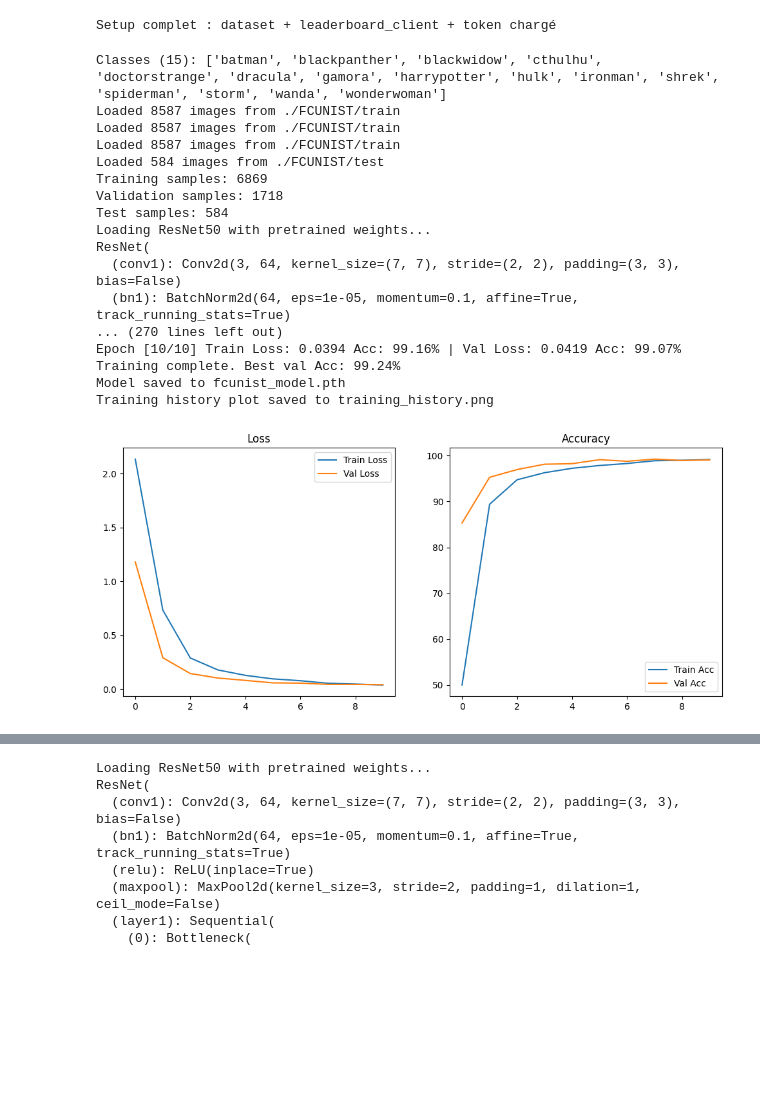
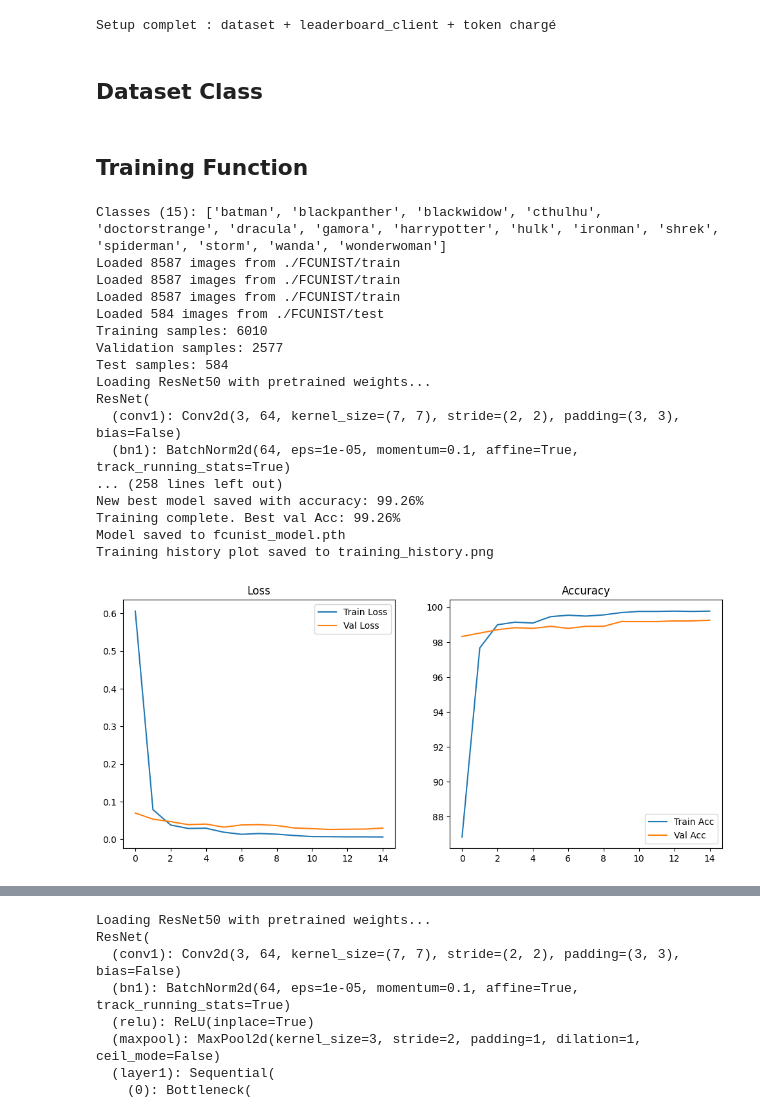
Before and after one commit to bagubair/FantasyNIST, a Jupyter notebook: monCNN.ipynb, the cells around one changed output, grey strips where cells are left out. Drawn from its saved outputs; the diff is of its cells as text; code cells hidden in the pictures; blank space fills up the shorter version.

```diff
--- a/monCNN.ipynb
+++ b/monCNN.ipynb
@@ -113,12 +113,12 @@ np.random.seed(42)
 device = torch.device('cuda' if torch.cuda.is_available() else 'cpu')
 print(f"Used device: {device}")
 
-# Hyperparamètres
+
 IMG_SIZE = 224  # ResNet expects 224x224
-BATCH_SIZE = 16
-EPOCHS = 10
-LR = 1e-5
-WEIGHT_DECAY = 1e-2
+BATCH_SIZE = 25
+EPOCHS = 15
+LR = 1e-4
+WEIGHT_DECAY = 1e-6
 # %% [output]
 Used device: cuda
 # %% [markdown]
@@ -137,4 +137,6 @@ except ImportError:
           "Les fonctions de logging/soumission seront désactivées.")
 # %% [output]
 Setup complet : dataset + leaderboard_client + token chargé
+# %% [markdown]
+## Dataset Class
 # %%
@@ -229,14 +231,16 @@ class FlexibleCNN(nn.Module):
         x = self.adaptive_pool(x)
         x = self.classifier(x)
         return x
+# %% [markdown]
+## Training Function
 # %%
-# Training Function
+
 def train_model(model, train_loader, val_loader, epochs=EPOCHS):
     criterion = nn.CrossEntropyLoss()
 
     optimizer = optim.Adam(model.parameters(), lr=LR, weight_decay=WEIGHT_DECAY)
 
-    scheduler = optim.lr_scheduler.ReduceLROnPlateau(optimizer, mode='min', factor=0.3, patience=3, verbose=True)
+    scheduler = optim.lr_scheduler.ReduceLROnPlateau(optimizer, mode='min', factor=0.1, patience=2, verbose=True)
 
     train_losses = []
     val_losses = []
@@ -244,6 +248,7 @@ def train_model(model, train_loader, val_loader, epochs=EPOCHS):
     val_accs = []
 
     best_acc = 0.0
+    best_loss = float('inf')
     best_model_wts = copy.deepcopy(model.state_dict())
 
     print("training will start")
@@ -302,13 +307,18 @@ def train_model(model, train_loader, val_loader, epochs=EPOCHS):
 
         # Step the scheduler
         scheduler.step(val_epoch_loss)
-
+        improved_acc = val_epoch_acc > best_acc
+        same_acc_better_loss = (val_epoch_acc == best_acc) and (val_epoch_loss < best_loss)
         # Save best model
-        if val_epoch_acc > best_acc:
+        if ( improved_acc or same_acc_better_loss):
             best_acc = val_epoch_acc
+            best_loss = val_epoch_loss
             best_model_wts = copy.deepcopy(model.state_dict())
             torch.save(model.state_dict(), "best_model.pth")
-            print(f"New best model saved with accuracy: {best_acc:.2f}%")
+            if improved_acc:
+                print(f"New best model saved with accuracy: {best_acc:.2f}%")
+            else:
+                print(f"New best model saved (same acc, better loss): Acc {best_acc:.2f}% | Loss {best_loss:.4f}")
 
         if LB_AVAILABLE and "LEADERBOARD_TOKEN" in os.environ:
             log_info = {
@@ -360,7 +370,7 @@ if __name__ == "__main__":
 
     full_dataset = FCUNISTDataset(TRAIN_DIR, classes, transform=None) # No transform yet
 
-    train_size = int(0.8 * len(full_dataset))
+    train_size = int(0.7 * len(full_dataset))
     val_size = len(full_dataset) - train_size
 
 
@@ -422,37 +432,37 @@ if __name__ == "__main__":
     print("Training history plot saved to training_history.png")
 
 
     model.eval()
     all_preds = []
     all_labels = []
 
     with torch.no_grad():
         for images, labels in test_loader:
             images, labels = images.to(device), labels.to(device)
             outputs = model(images)
             _, preds = torch.max(outputs, 1)
             all_preds.extend(preds.cpu().numpy())
             all_labels.extend(labels.cpu().numpy())
 
     #print("\nClassification Report:")
     #print(classification_report(all_labels, all_preds, target_names=classes))
 # %% [output]
 Classes (15): ['batman', 'blackpanther', 'blackwidow', 'cthulhu', 'doctorstrange', 'dracula', 'gamora', 'harrypotter', 'hulk', 'ironman', 'shrek', 'spiderman', 'storm', 'wanda', 'wonderwoman']
 Loaded 8587 images from ./FCUNIST/train
 Loaded 8587 images from ./FCUNIST/train
 Loaded 8587 images from ./FCUNIST/train
 Loaded 584 images from ./FCUNIST/test
-Training samples: 6869
-Validation samples: 1718
+Training samples: 6010
+Validation samples: 2577
 Test samples: 584
 Loading ResNet50 with pretrained weights...
 ResNet(
   (conv1): Conv2d(3, 64, kernel_size=(7, 7), stride=(2, 2), padding=(3, 3), bias=False)
   (bn1): BatchNorm2d(64, eps=1e-05, momentum=0.1, affine=True, track_running_stats=True)
-... (270 lines left out)
-Epoch [10/10] Train Loss: 0.0394 Acc: 99.16% | Val Loss: 0.0419 Acc: 99.07%
-Training complete. Best val Acc: 99.24%
+... (258 lines left out)
+New best model saved with accuracy: 99.26%
+Training complete. Best val Acc: 99.26%
 Model saved to fcunist_model.pth
 Training history plot saved to training_history.png
-[figure, old version]
+[figure, new version]
 # %%
```
Also changed, not shown: parts of 7 cells of this notebook.
